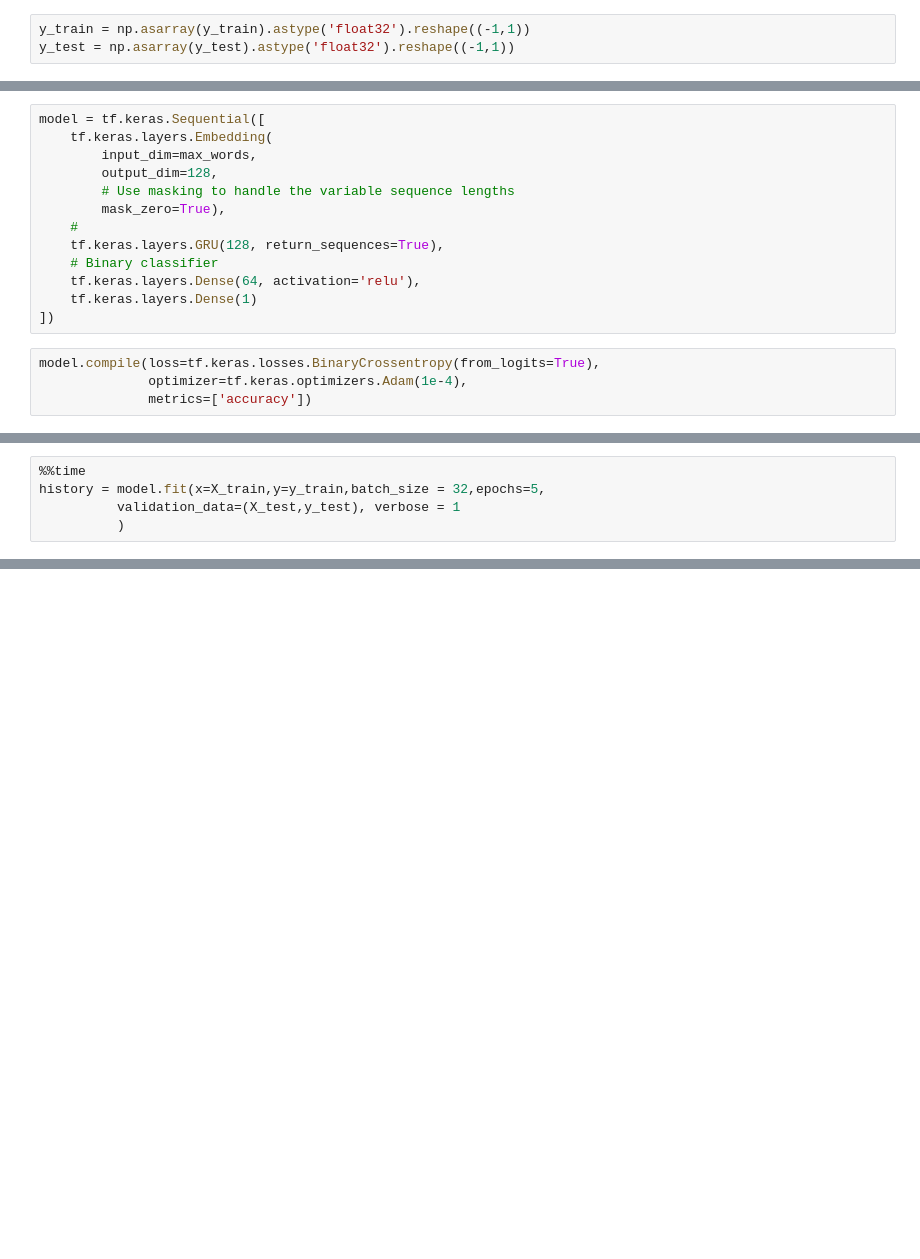
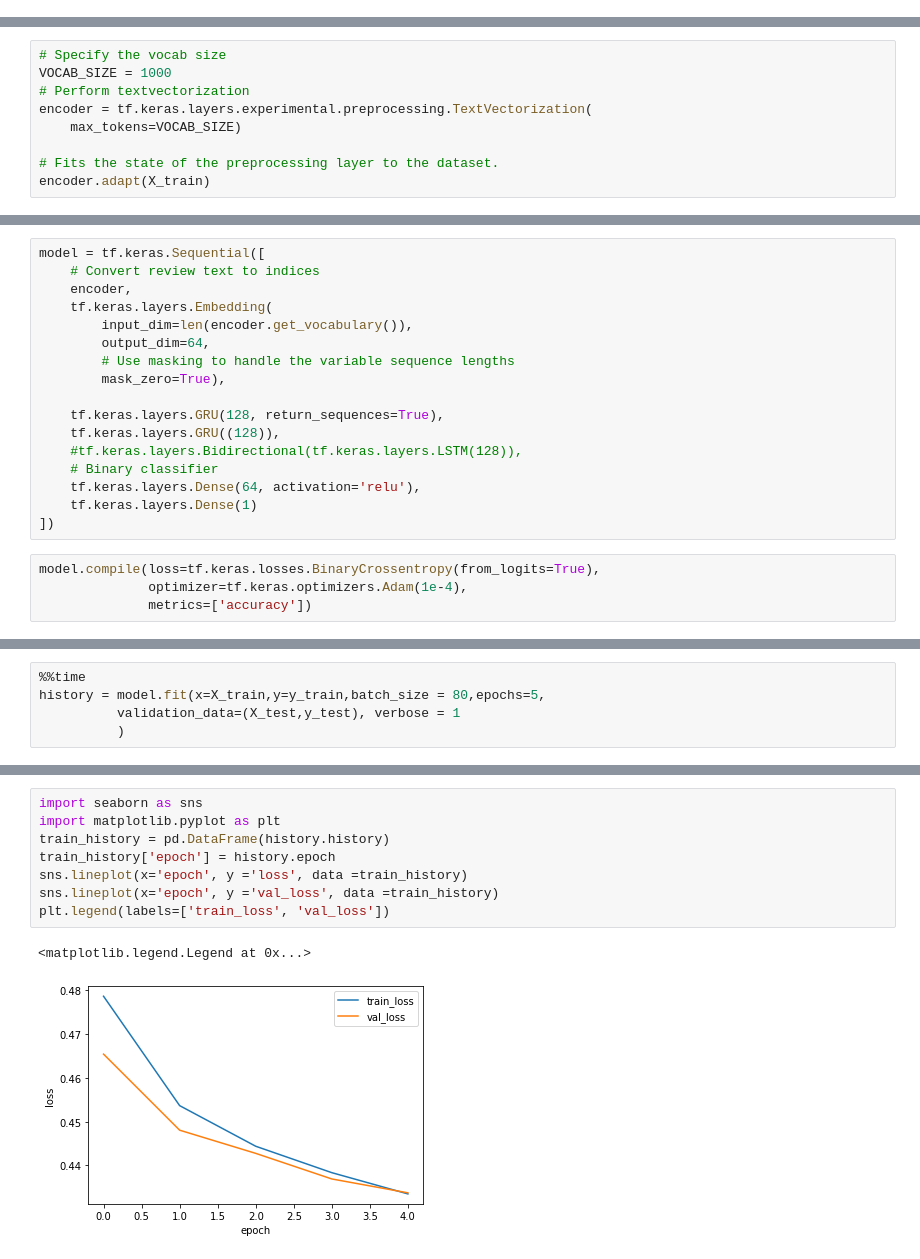
Before and after one commit to flaghunter21/DSCI-619-Deep-Learning, a Jupyter notebook: DSCI_619_Final_Project_P2.ipynb, the cells around one changed output, grey strips where cells are left out. Drawn from its saved outputs; the diff is of its cells as text; blank space fills up the shorter version.

```diff
--- a/DSCI_619_Final_Project_P2.ipynb
+++ b/DSCI_619_Final_Project_P2.ipynb
@@ -223,6 +194,3 @@ X_train, X_test, y_train, y_test = train_test_split(tweets, y, stratify = y, tes
-# %%
-y_train = np.asarray(y_train).astype('float32').reshape((-1,1))
-y_test = np.asarray(y_test).astype('float32').reshape((-1,1))
 # %%
 print(f'X_train Size: {X_train.shape}')
 print(f'y_train Size: {X_test.shape}')
@@ -237,0 +206,9 @@ y_test Size: (320000, 1)
+# %%
+# Specify the vocab size
+VOCAB_SIZE = 1000
+# Perform textvectorization
+encoder = tf.keras.layers.experimental.preprocessing.TextVectorization(
+    max_tokens=VOCAB_SIZE)
+
+# Fits the state of the preprocessing layer to the dataset.
+encoder.adapt(X_train)
@@ -239,13 +223,17 @@ y_test Size: (320000, 1)
 ## Baseline RNN Model with GRU
 # %%
 model = tf.keras.Sequential([
+    # Convert review text to indices
+    encoder,
     tf.keras.layers.Embedding(
-        input_dim=max_words,
-        output_dim=128,
+        input_dim=len(encoder.get_vocabulary()),
+        output_dim=64,
         # Use masking to handle the variable sequence lengths
         mask_zero=True),
-    #
+
     tf.keras.layers.GRU(128, return_sequences=True),
+    tf.keras.layers.GRU((128)),
+    #tf.keras.layers.Bidirectional(tf.keras.layers.LSTM(128)),
     # Binary classifier
     tf.keras.layers.Dense(64, activation='relu'),
     tf.keras.layers.Dense(1)
@@ -276,7 +264,7 @@ Non-trainable params: 0
 _________________________________________________________________
 # %%
 %%time
-history = model.fit(x=X_train,y=y_train,batch_size = 32,epochs=5,
+history = model.fit(x=X_train,y=y_train,batch_size = 80,epochs=5,
           validation_data=(X_test,y_test), verbose = 1
           )
 # %% [output]
@@ -283,0 +283,11 @@ NameError: ignored
+# %%
+import seaborn as sns
+import matplotlib.pyplot as plt
+train_history = pd.DataFrame(history.history)
+train_history['epoch'] = history.epoch
+sns.lineplot(x='epoch', y ='loss', data =train_history)
+sns.lineplot(x='epoch', y ='val_loss', data =train_history)
+plt.legend(labels=['train_loss', 'val_loss'])
+# %% [output]
+<matplotlib.legend.Legend at 0x...>
+[figure, added]
```
Also changed, not shown: parts of 32 cells of this notebook.
